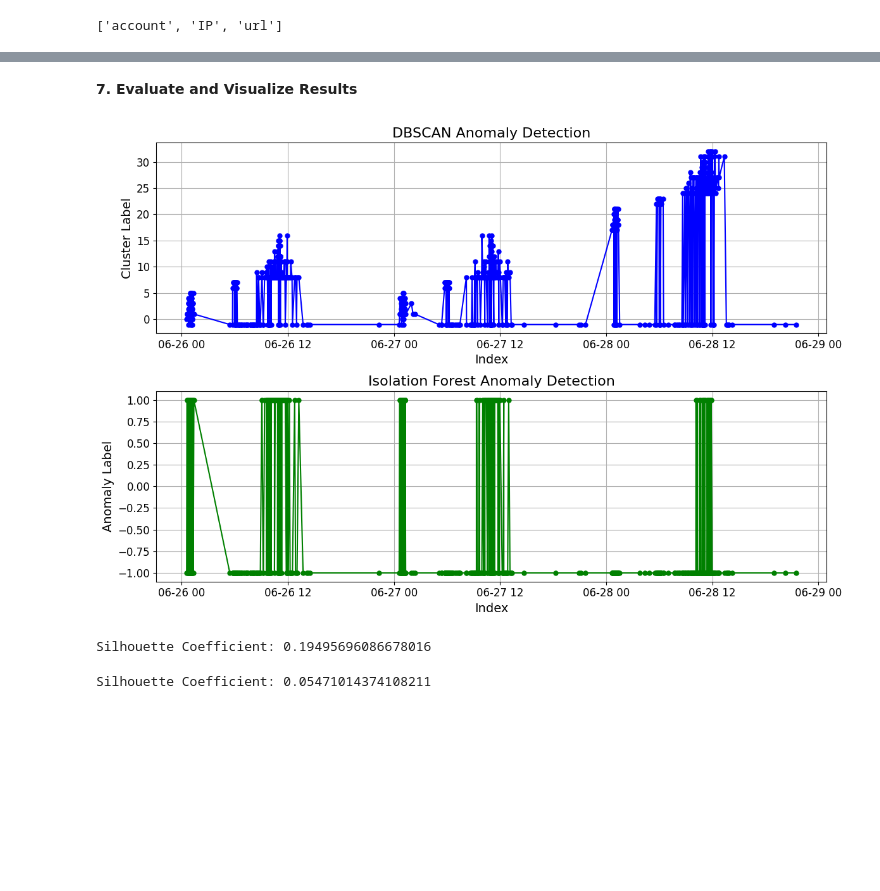
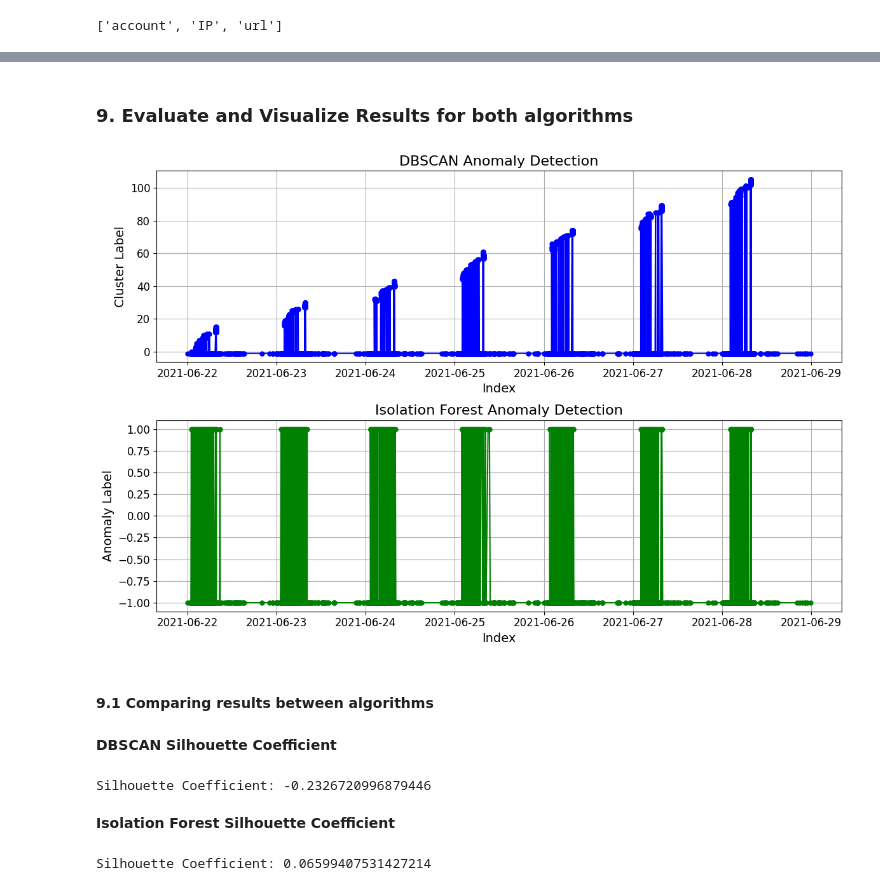
Before and after one commit to albionaguri/cybersecurity, a Jupyter notebook: ueba_version2.ipynb, the cells around one changed output, grey strips where cells are left out. Cells and saved outputs as stored; diff of their text form; code cells hidden in the pictures; blank space fills up the shorter version.

```diff
--- a/ueba_version2.ipynb
+++ b/ueba_version2.ipynb
@@ -209,0 +391,4 @@ scaled_data = scaler.fit_transform(sample_df)
+# %%
+# the last cell of each row represents the distance of the k'th farthest point
+scaled_df['knn_farthest_dist'] = distances[:,-1]
+scaled_df.head()
@@ -211,7 +464,7 @@ scaled_data = scaler.fit_transform(sample_df)
 from sklearn.cluster import DBSCAN
 
 # Apply DBSCAN
-epsilon = 0.5
-min_samples = 5
+epsilon = 0.2
+min_samples=3
 dbscan = DBSCAN(eps=epsilon, min_samples=min_samples)
-clusters = dbscan.fit_predict(scaled_data)
+clusters = dbscan.fit_predict(scaled_df)
@@ -295,0 +636,2 @@ Estimated number of noise points: 181
+# %%
+scaled_df = scaled_df.drop(['knn_farthest_dist'], axis=1)
@@ -296,6 +640,7 @@ Estimated number of noise points: 181
 # %%
 from sklearn.ensemble import IsolationForest
 
-# Apply Isolation Forest
-iso_forest = IsolationForest(contamination='auto', random_state=42)
-iso_labels = iso_forest.fit_predict(scaled_data)
+# Retrain the model with the best hyperparameters
+
+iso_forest = IsolationForest(**grid_search.best_params_)
+iso_labels = iso_forest.fit_predict(scaled_df)
@@ -313,51 +659,57 @@ Estimated number of noise points: 616
 # %% [markdown]
-**7. Evaluate and Visualize Results**
+### **9. Evaluate and Visualize Results for both algorithms**
 # %%
 import matplotlib.pyplot as plt
 
 # Create a figure with a specified size
 plt.figure(figsize=(12, 8))
 
 # Plot DBSCAN labels
 plt.subplot(2, 1, 1)
-plt.plot(sample_df.index, clusters, marker='o', linestyle='-', color='b', markersize=5)
+plt.plot(scaled_df.index, clusters, marker='o', linestyle='-', color='b', markersize=5)
 plt.title('DBSCAN Anomaly Detection', fontsize=16)
 plt.xlabel('Index', fontsize=14)
 plt.ylabel('Cluster Label', fontsize=14)
 plt.grid(True)
 plt.xticks(fontsize=12)
 plt.yticks(fontsize=12)
 
 # Plot Isolation Forest labels
 plt.subplot(2, 1, 2)
-plt.plot(sample_df.index, iso_labels, marker='o', linestyle='-', color='g', markersize=5)
+plt.plot(scaled_df.index, iso_labels, marker='o', linestyle='-', color='g', markersize=5)
 plt.title('Isolation Forest Anomaly Detection', fontsize=16)
 plt.xlabel('Index', fontsize=14)
 plt.ylabel('Anomaly Label', fontsize=14)
 plt.grid(True)
 plt.xticks(fontsize=12)
 plt.yticks(fontsize=12)
 
 # Adjust layout to prevent overlap
 plt.tight_layout()
 
 # Display the plots
 plt.show()
 # %% [output]
-[figure, old version]
+[figure, new version]
+# %% [markdown]
+#### **9.1 Comparing results between algorithms**
+# %% [markdown]
+**DBSCAN Silhouette Coefficient**
 # %%
 from sklearn.metrics import silhouette_score
 
 # Calculate Silhouette Coefficient
-silhouette_avg = silhouette_score(scaled_data, clusters)
+silhouette_avg = silhouette_score(scaled_df, clusters)
 print(f"Silhouette Coefficient: {silhouette_avg}")
 # %% [output]
-Silhouette Coefficient: 0.19495696086678016
+Silhouette Coefficient: -0.2326720996879446
+# %% [markdown]
+**Isolation Forest Silhouette Coefficient**
 # %%
 from sklearn.metrics import silhouette_score
 
 # Calculate Silhouette Coefficient
-silhouette_isolation_f = silhouette_score(scaled_data, iso_labels)
+silhouette_isolation_f = silhouette_score(scaled_df, iso_labels)
 print(f"Silhouette Coefficient: {silhouette_isolation_f}")
 # %% [output]
-Silhouette Coefficient: 0.05471014374108211
+Silhouette Coefficient: 0.06599407531427214
```
Also changed, not shown: parts of 57 cells of this notebook.
